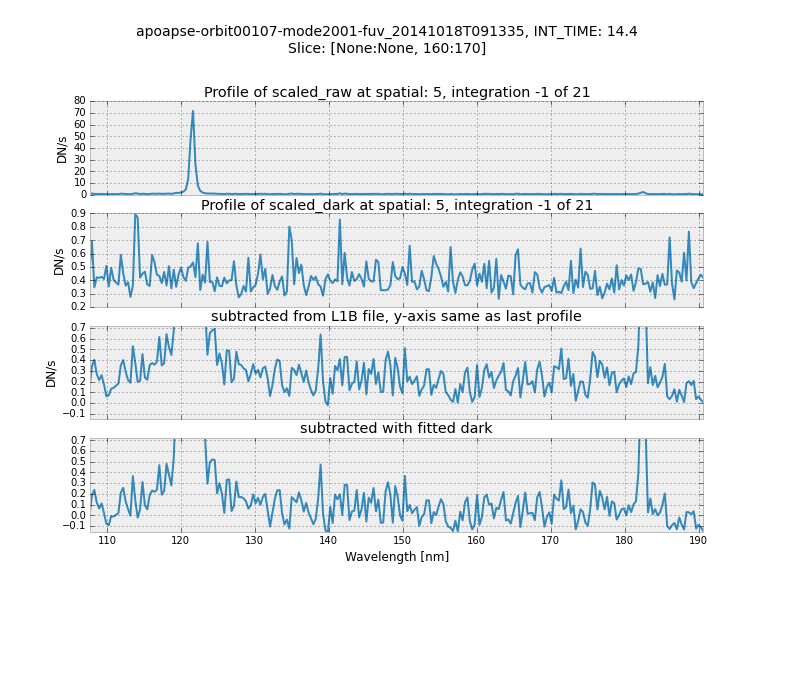
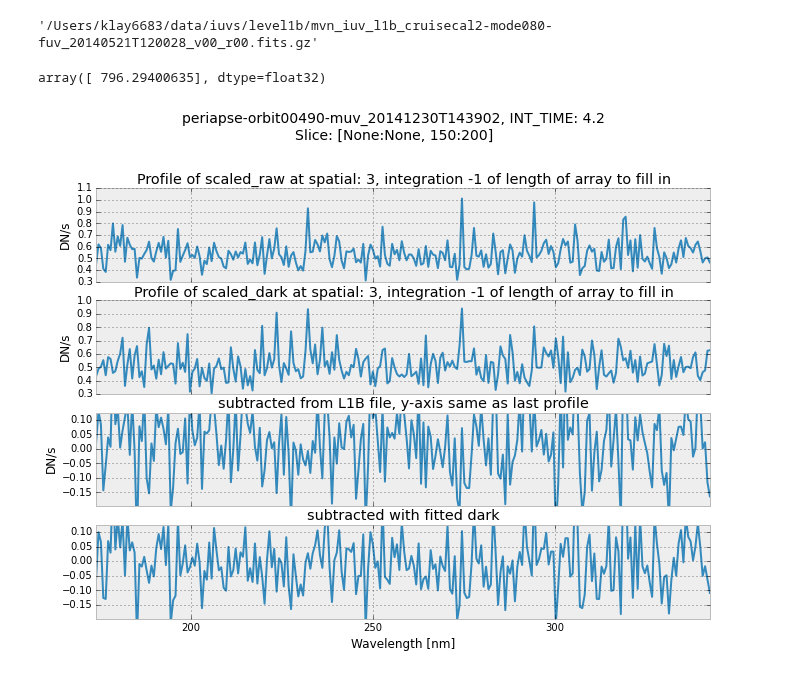
Before and after one commit to michaelaye/iuvs, a Jupyter notebook: notebooks/2015-03-01 IUVS Meeting Berkeley.ipynb, the cells around one changed output. Drawn from its saved outputs; the diff is of its cells as text; code cells hidden in the pictures; blank space fills up the shorter version.

```diff
--- a/notebooks/2015-03-01 IUVS Meeting Berkeley.ipynb
+++ b/notebooks/2015-03-01 IUVS Meeting Berkeley.ipynb
@@ -118,4 +121,6 @@ def img_profile_and_stats(img, l1b, title, spatialslice, spectralslice,
 # %%
+import numpy as np
+
 def poly_fitting(l1b, integration, spatialslice, spectralslice):
     fullraw, fulldark = l1b.get_light_and_dark(integration)
     light = fullraw[spatialslice, spectralslice]
@@ -167,8 +172,6 @@ def plot_profiles(l1b, spatialslice, spectralslice, integration):
     fig.subplots_adjust(top=0.85)
 #     fig.tight_layout()
     fig.savefig('plots/'+l1b.plotfname+'_2.png', dpi=150)
-    return sub[spatial]
+    return sub
 # %%
 plt.rcParams['figure.figsize'] = calc_4_to_3(11)
-# %%
-l1b = io.L1BReader(io.l1b_filenames()[0])
@@ -179,7 +210,15 @@ l1b.plot_raw_overview(-1, save_token='1', log=True)
+# %%
+l1b2.fname
+# %% [output]
+'/Users/klay6683/data/iuvs/level1b/mvn_iuv_l1b_cruisecal2-mode080-fuv_20140521T120028_v00_r00.fits.gz'
+# %%
+l1b2.Observation.field(18)
+# %% [output]
+array([ 796.29400635], dtype=float32)
 # %%
 spa_slice = slice(None, None)
-spe_slice = slice(160, 170)
-subspatial = plot_profiles(l1b, spa_slice, spe_slice, -1)
+spe_slice = slice(150, 200)
+sub = plot_profiles(l1b, spa_slice, spe_slice, -1)
 # %% [output]
-[figure, old version]
+[figure, new version]
 # %%
```
Also changed, not shown: parts of 10 cells of this notebook.
